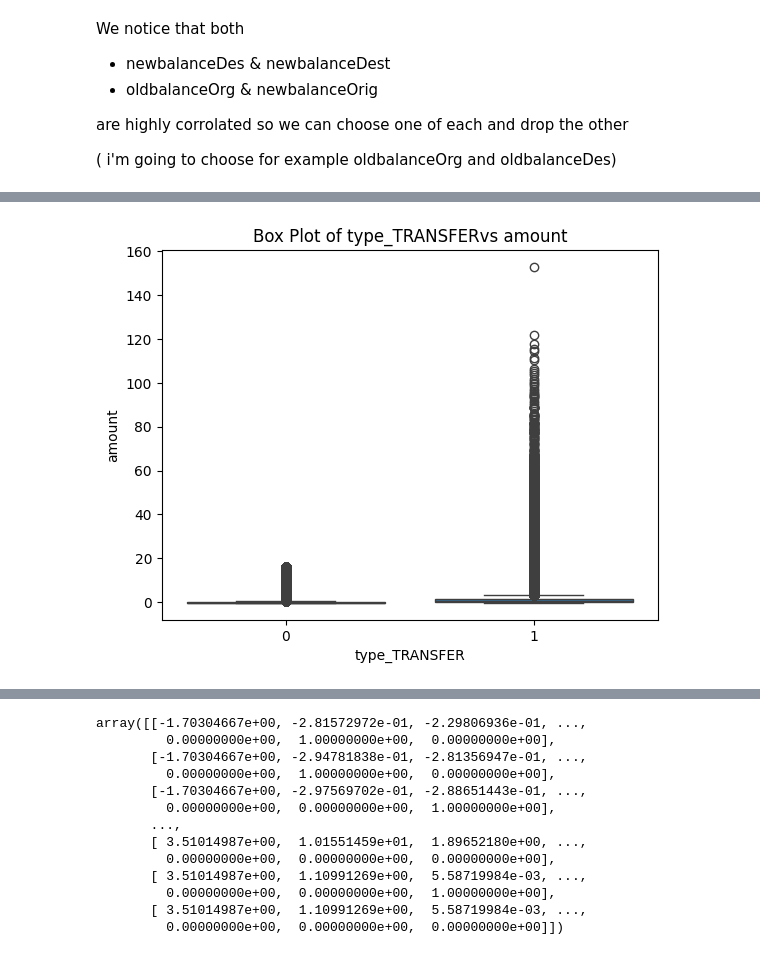
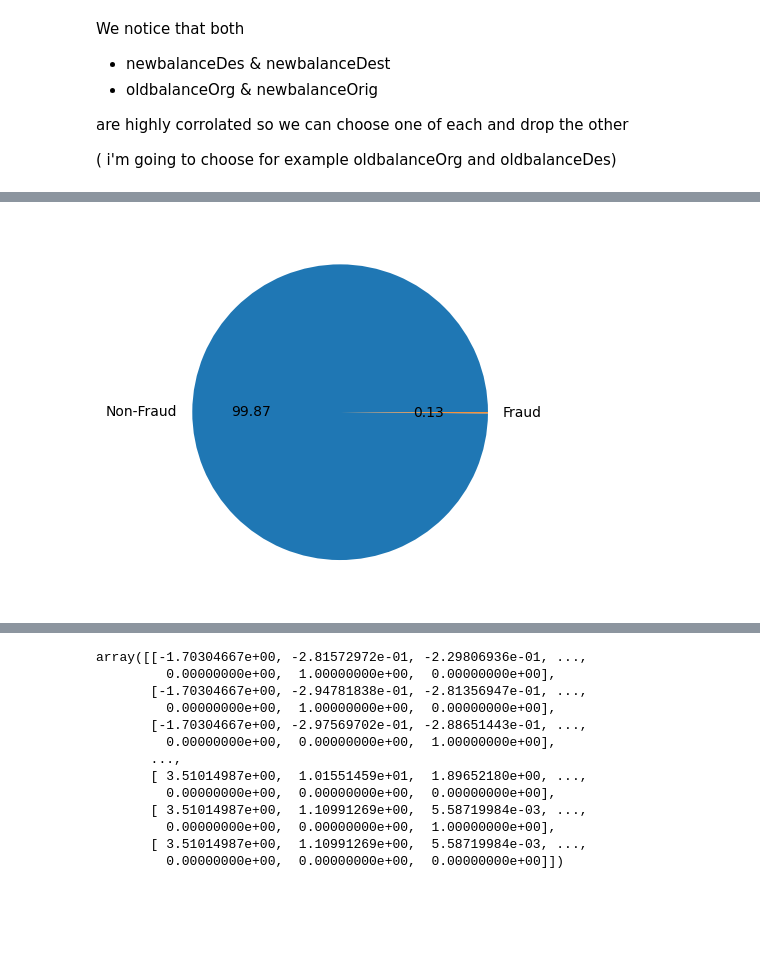
Before and after one commit to BAHAMLAOUHI/Data-Mining-Project, a Jupyter notebook: EDA_&_Preprocessing.ipynb, the cells around one changed output, grey strips where cells are left out. Drawn from its saved outputs; the diff is of its cells as text; code cells hidden in the pictures; blank space fills up the shorter version.

```diff
--- a/EDA_&_Preprocessing.ipynb
+++ b/EDA_&_Preprocessing.ipynb
@@ -438,8 +451,7 @@ df_scaled = df.copy()
 # %%
 from sklearn.preprocessing import StandardScaler
 
-numerical_features = ['step', 'amount', 'oldbalanceOrg', 'newbalanceOrig', 'oldbalanceDest', 'newbalanceDest']
-
+df_scaled = df_log_transformed.copy()
 scaler = StandardScaler()
 
 df_scaled[numerical_features] = scaler.fit_transform(df[numerical_features])
@@ -539,6 +527,5 @@ plt.show()
-# %%
-sns.boxplot(x='type_TRANSFER', y='amount', data=df_scaled)
-plt.title('Box Plot of type_TRANSFERvs amount')
-plt.show()
-# %% [output]
-[figure, removed]
+# %%
+labels=["Non-Fraud","Fraud"]
+plt.pie(df_scaled["isFraud"].value_counts() , labels =labels ,autopct='%.02f' );
+# %% [output]
+[figure, added]
```
Also changed, not shown: parts of 21 cells of this notebook.
